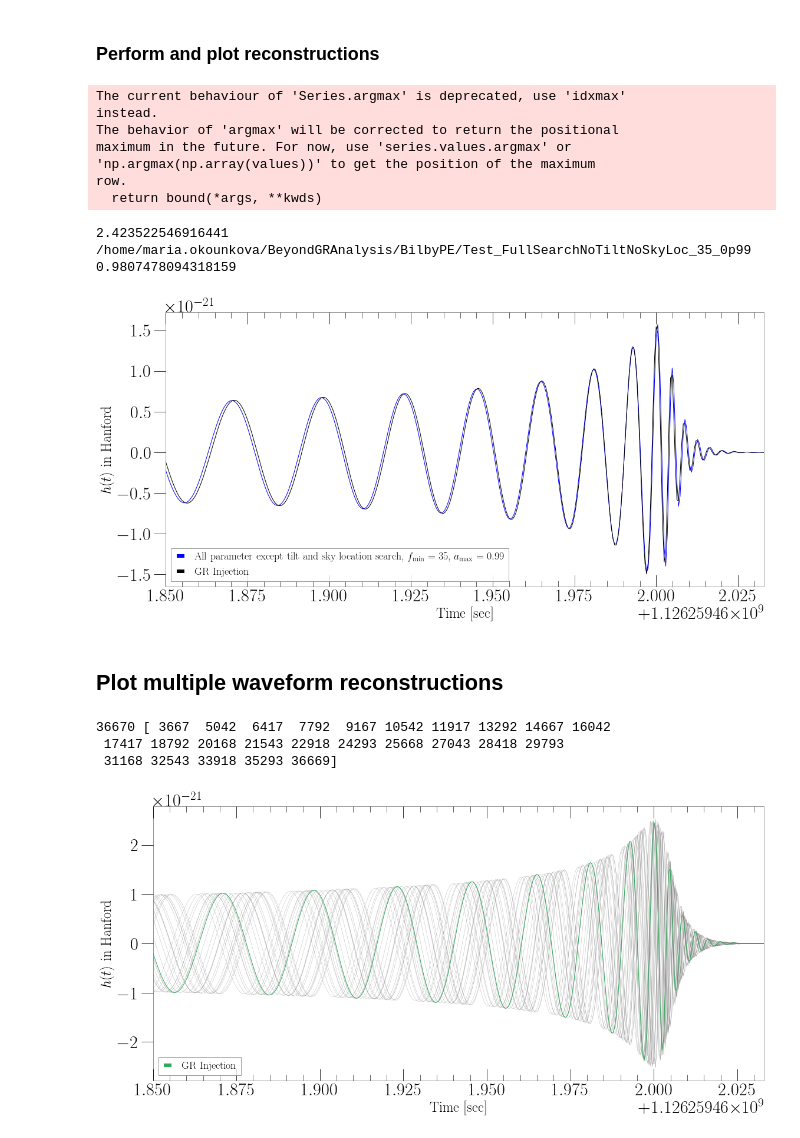
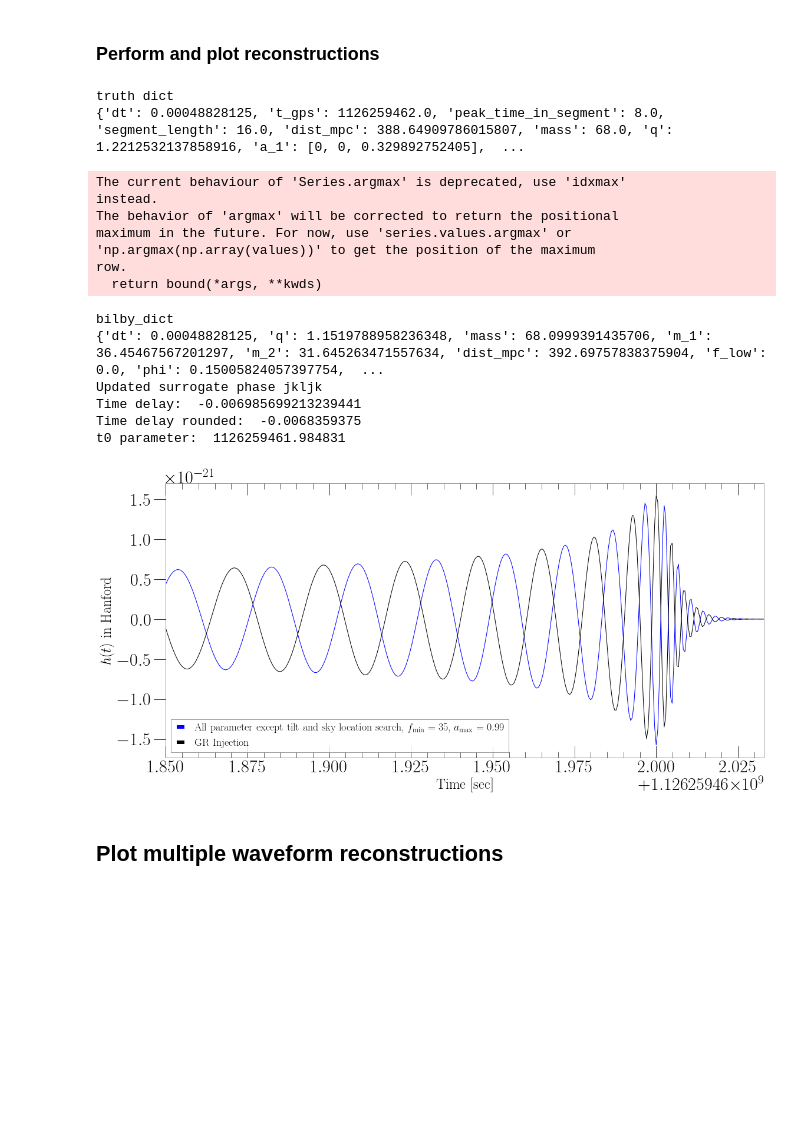
Before and after one commit to mariaokounkova/BeyondGRAnalysis, a Jupyter notebook: Reconstructions.ipynb, the cells around one changed output. Drawn from its saved outputs; the diff is of its cells as text; code cells hidden in the pictures; blank space fills up the shorter version.

```diff
--- a/Reconstructions.ipynb
+++ b/Reconstructions.ipynb
@@ -228,8 +228,10 @@ def BilbyReconstruction(p, timeH, strainH, timeL, strainL, truth_dict, optimize_
     ## Read in bilby parameters
     bilby_result = GetBilbyParameters(p)
     bilby_dict = GetBilbyDict(bilby_result)
-    bilby_dict['pol'] = truth_dict['pol'] ## because degenerate for circular orbits
-    bilby_dict['t_gps'] = truth_dict['t_gps']
+    print('bilby_dict')
+    print(bilby_dict)
+    #bilby_dict['pol'] = truth_dict['pol'] ## because degenerate for circular orbits
+    #bilby_dict['t_gps'] = truth_dict['t_gps']
     bilby_dict['peak_time_in_segment'] = truth_dict['peak_time_in_segment']
     bilby_dict['segment_length'] = truth_dict['segment_length']
 
@@ -241,10 +243,11 @@ def BilbyReconstruction(p, timeH, strainH, timeL, strainL, truth_dict, optimize_
     time_bil, h_plus_bil, h_cross_bil, amp_bil = EvaluateSurrogate(sur, bilby_dict)
     timeH_bil, strainH_bil, timeL_bil, strainL_bil = PadAndProject(time_bil, h_plus_bil, h_cross_bil, bilby_dict)
 
-    ## Compute the overlap
-    ov = ComputeMultiDetectorOverlap(timeH, strainH, timeL, strainL, \
-                                timeH_bil, strainH_bil, timeL_bil, strainL_bil)
-    print(p, ov)
+    ## Compute the overlap'
+    ov = 1.0
+    #ov = ComputeMultiDetectorOverlap(timeH, strainH, timeL, strainL, \
+    #                            timeH_bil, strainH_bil, timeL_bil, strainL_bil)
+    #print(p, ov)
 
     return timeH_bil, strainH_bil, timeL_bil, strainL_bil, ov
 # %% [markdown]
@@ -253,64 +256,79 @@ def BilbyReconstruction(p, timeH, strainH, timeL, strainL, truth_dict, optimize_
 def PlotReconstructions():
 
     ## Injected waveform
     p = '/home/maria.okounkova/BeyondGRAnalysis/BilbyPE/Test_FullSearchNoTiltNoSkyLoc_35_0p99'
     truth_dict = GetInjectedParameters(p)
     timeH, strainH, timeL, strainL = GetFramesData(p)
+    print('truth dict')
+    print(truth_dict)
 
     base_dir = '/home/maria.okounkova/BeyondGRAnalysis/BilbyPE/'
     p = base_dir + 'Test_FullSearchNoTiltNoSkyLoc_35_0p99'
-    tH1, sH1, tL1, sL1, ov1 = BilbyReconstruction(p, timeH, strainH, timeL, strainL, truth_dict)
+    tH1, sH1, tL1, sL1, ov1 = BilbyReconstruction(p, timeH, strainH, timeL, strainL, truth_dict, optimize_phase = False)
 
     #p = base_dir + 'Test_FullSearchNoTilt_35_0p99'
     #tH2, sH2, tL2, sL2, ov2 = BilbyReconstruction(p, timeH, strainH, timeL, strainL, truth_dict)
 
     #p = base_dir + 'Test_FullSearch_35_0p99'
     #tH3, sH3, tL3, sL3, ov3 = BilbyReconstruction(p, timeH, strainH, timeL, strainL, truth_dict)
 
     plt.figure(figsize=(16,8))
 
-    plt.plot(tH1, sH1, lw = 1.0, color = 'blue', label = r'All parameter except tilt and sky location search, $f_\mathrm{min} = 35$, $a_\mathrm{max} = 0.99$')
+    plt.plot(tH1 + 0.015169, sH1, lw = 1.0, color = 'blue', label = r'All parameter except tilt and sky location search, $f_\mathrm{min} = 35$, $a_\mathrm{max} = 0.99$')
     #plt.plot(tH2, sH2, lw = 1.0, color = 'red', label = r'All parameter except tilt, $f_\mathrm{min} = 35$, $a_\mathrm{max} = 0.99$')
     #plt.plot(tH3, sH3, lw = 1.0, color = 'pink', label = 'All parameter search, $f_\mathrm{min} = 35$, $a_\mathrm{max} = 0.99$')
     plt.plot(timeH, strainH, lw = 1.0, color = 'black', label = 'GR Injection')
 
     plt.xlim(-0.15 + truth_dict['t_gps'], 0.033 + truth_dict['t_gps'])
     plt.xlabel('Time [sec]')
     plt.ylabel(r'$h(t)$ in Hanford')
     legend = plt.legend(fontsize=18, loc = 'lower left', frameon=True)
     plt.grid()
     plt.tight_layout()
     plt.savefig('BilbyReconstructions.pdf')
     plt.show()
+
+
+PlotReconstructions()
+# %% [output]
+truth dict
+{'dt': 0.00048828125, 't_gps': 1126259462.0, 'peak_time_in_segment': 8.0, 'segment_length': 16.0, 'dist_mpc': 388.64909786015807, 'mass': 68.0, 'q': 1.2212532137858916, 'a_1': [0, 0, 0.329892752405],  ...
+The current behaviour of 'Series.argmax' is deprecated, use 'idxmax'
+instead.
+The behavior of 'argmax' will be corrected to return the positional
+maximum in the future. For now, use 'series.values.argmax' or
+'np.argmax(np.array(values))' to get the position of the maximum
+row.
+  return bound(*args, **kwds)
+bilby_dict
+{'dt': 0.00048828125, 'q': 1.1519788958236348, 'mass': 68.0999391435706, 'm_1': 36.45467567201297, 'm_2': 31.645263471557634, 'dist_mpc': 392.69757838375904, 'f_low': 0.0, 'phi': 0.15005824057397754,  ...
+Updated surrogate phase jkljk
+Time delay:  -0.006985699213239441
+Time delay rounded:  -0.0068359375
+t0 parameter:  1126259461.984831
+[figure, added]
-# %%
-PlotReconstructions()
-# %% [output]
-The current behaviour of 'Series.argmax' is deprecated, use 'idxmax'
-instead.
-The behavior of 'argmax' will be corrected to return the positional
-maximum in the future. For now, use 'series.values.argmax' or
-'np.argmax(np.array(values))' to get the position of the maximum
-row.
-  return bound(*args, **kwds)
-2.423522546916441
-/home/maria.okounkova/BeyondGRAnalysis/BilbyPE/Test_FullSearchNoTiltNoSkyLoc_35_0p99 0.9807478094318159
-[figure, removed]
 # %% [markdown]
 ## Plot multiple waveform reconstructions
 # %%
 def PlotMultipleReconstructions():
+
+    import warnings
+    warnings.filterwarnings("ignore")
 
     plt.figure(figsize=(16,8))
 
     base_dir = '/home/maria.okounkova/BeyondGRAnalysis/BilbyPE/'
+    ## Injected parameters
     p = base_dir + 'dCS_0p0_125' # 'Test_FullSearchNoTiltNoSkyLoc_35_0p99'
-
-    ## Injected waveform
     truth_dict = GetInjectedParameters(p)
     timeH, strainH, timeL, strainL = GetFramesData(p)
 
+    p = base_dir + 'dCS_0p0_125' # 'Test_FullSearchNoTiltNoSkyLoc_35_0p99'
+    timeH_inj, strainH_inj, timeL_inj, strainL_inj = GetFramesData(p)
+
     ## Plot multiple reconstructed waveforms
-    bilby_results = GetMultipleBilbyParameters(p, 25)
+    bilby_results = GetMultipleBilbyParameters(p, 30)
+    #bilby_results = [GetBilbyParameters(p)]
 
     for bilby_result in bilby_results:
 
@@ -323,10 +341,13 @@ def PlotMultipleReconstructions():
         time_bil, h_plus_bil, h_cross_bil, amp_bil = EvaluateSurrogate(sur, bilby_dict)
         timeH_bil, strainH_bil, timeL_bil, strainL_bil = PadAndProject(time_bil, h_plus_bil, h_cross_bil, bilby_dict)
 
-        plt.plot(timeH_bil, strainH_bil, lw = 0.5, color = 'gray', alpha = 0.5)
+        plt.plot(timeH_bil, strainH_bil, lw = 0.5, color = 'gray', alpha = 0.2)
 
     ## Plot GR waveform
-    plt.plot(timeH, strainH, lw = 3.0, color = '#1ae863', label = 'GR Injection')
+    plt.plot(timeH, strainH, lw = 2.0, color = '#1ae863', label = 'GR Injection')
+
+    ## dCS injection
+    plt.plot(timeH_inj, strainH_inj, lw = 2.0, color = '#55cacf', label = 'dCS Injection')
 
     plt.xlim(-0.15 + truth_dict['t_gps'], 0.033 + truth_dict['t_gps'])
     plt.xlabel('Time [sec]')
@@ -337,9 +358,4 @@ def PlotMultipleReconstructions():
     plt.savefig('BilbyMultipleReconstructions.pdf')
     plt.show()
 
-PlotMultipleReconstructions()
+#PlotMultipleReconstructions()
-# %% [output]
-36670 [ 3667  5042  6417  7792  9167 10542 11917 13292 14667 16042
- 17417 18792 20168 21543 22918 24293 25668 27043 28418 29793
- 31168 32543 33918 35293 36669]
-[figure, removed]
```
Also changed, not shown: parts of 1 cell of this notebook, 4 other files.
